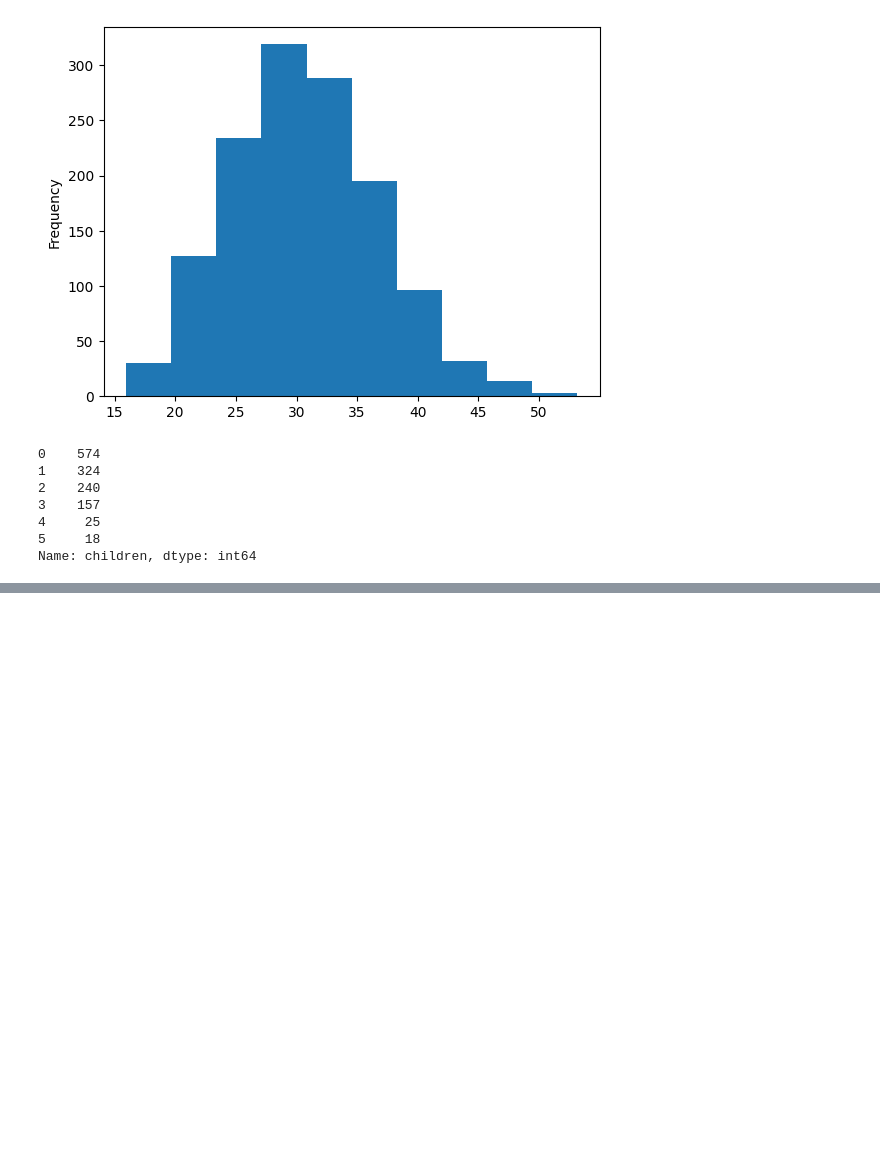
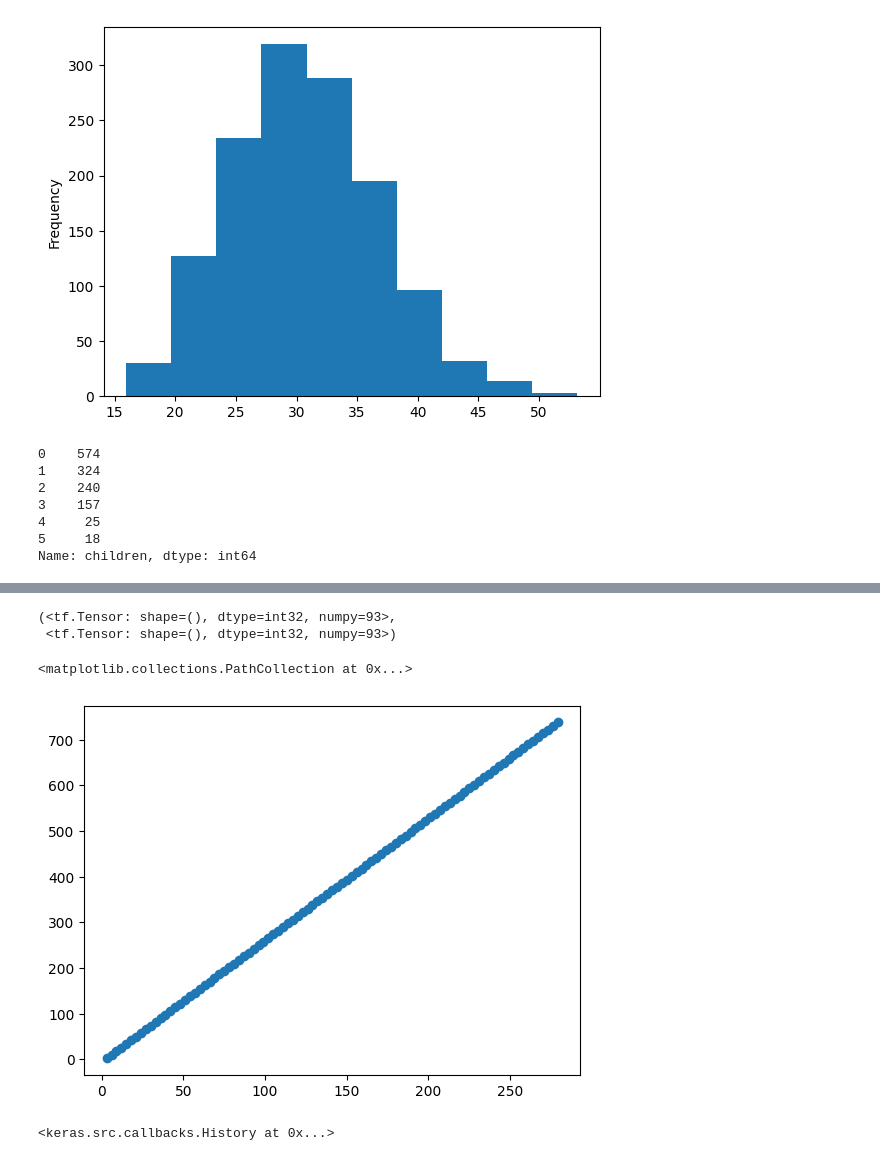
Before and after one commit to Nameless8243/TensorFlow_DL, a Jupyter notebook: 01_neural_network_regression_with_tensorflow.ipynb, the cells around one changed output, grey strips where cells are left out. Cells and saved outputs as stored; diff of their text form; code cells hidden in the pictures; blank space fills up the shorter version.

Commit message:
Add model_4

```diff
--- a/01_neural_network_regression_with_tensorflow.ipynb
+++ b/01_neural_network_regression_with_tensorflow.ipynb
@@ -1372,0 +993,8 @@ Name: children, dtype: int64
+# %%
+X = np.arange(3, 280, 3)
+y = np.arange(2, 746, 8)
+
+tf.size(X), tf.size(y)
+# %% [output]
+(<tf.Tensor: shape=(), dtype=int32, numpy=93>,
+ <tf.Tensor: shape=(), dtype=int32, numpy=93>)
@@ -1372,0 +1003,5 @@ Name: children, dtype: int64
+# %%
+plt.scatter(X, y)
+# %% [output]
+<matplotlib.collections.PathCollection at 0x...>
+[figure, added]
@@ -1372,0 +1010,13 @@ Name: children, dtype: int64
+# %%
+model_4 = tf.keras.Sequential([
+    tf.keras.layers.Dense(6),
+    tf.keras.layers.Dense(1)
+])
+
+model_4.compile(loss=tf.keras.losses.mae,
+                optimizer=tf.keras.optimizers.Adam(0.0024),
+                metrics=["mae"])
+
+model_4.fit(tf.expand_dims(X_train, axis=-1), y_train, epochs=400, verbose=0)
+# %% [output]
+<keras.src.callbacks.History at 0x...>
```
Also changed, not shown: parts of 67 cells of this notebook.
